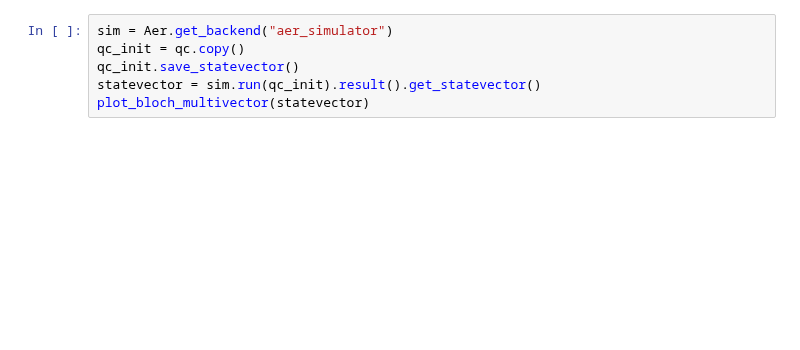
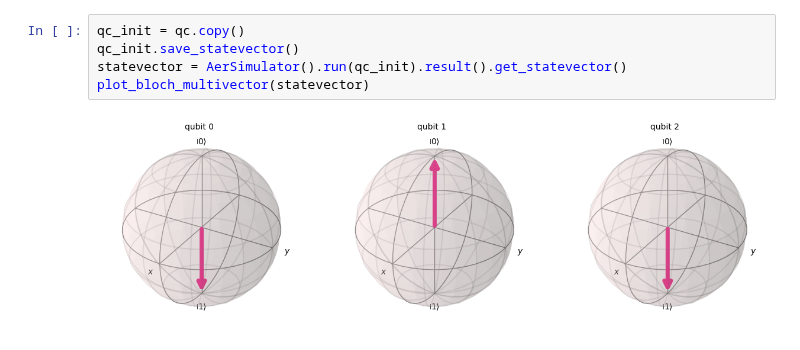
Before and after one commit to Lilith207/PythonForQuantum, a Jupyter notebook: Advanced/Assignment 2/qft-3.ipynb, the cells around one changed output. Saved outputs shown, nothing was run; the diff lists cells and outputs as text; blank space fills up the shorter version.

```diff
--- a/Advanced/Assignment 2/qft-3.ipynb
+++ b/Advanced/Assignment 2/qft-3.ipynb
@@ -15,9 +14,10 @@ qc.draw('mpl')
 # %%
-sim = Aer.get_backend("aer_simulator")
 qc_init = qc.copy()
 qc_init.save_statevector()
-statevector = sim.run(qc_init).result().get_statevector()
+statevector = AerSimulator().run(qc_init).result().get_statevector()
 plot_bloch_multivector(statevector)
+# %% [output]
+[figure, added]
 # %%
 qc.h(2)
 qc.draw('mpl')
```
Also changed, not shown: parts of 9 cells of this notebook, 3 other files.
